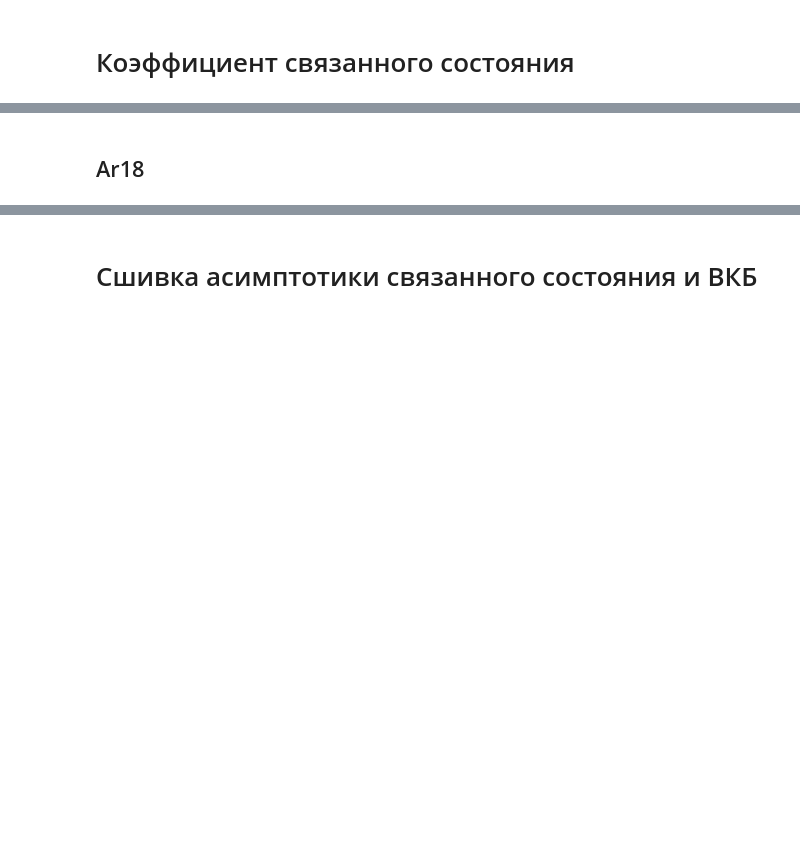
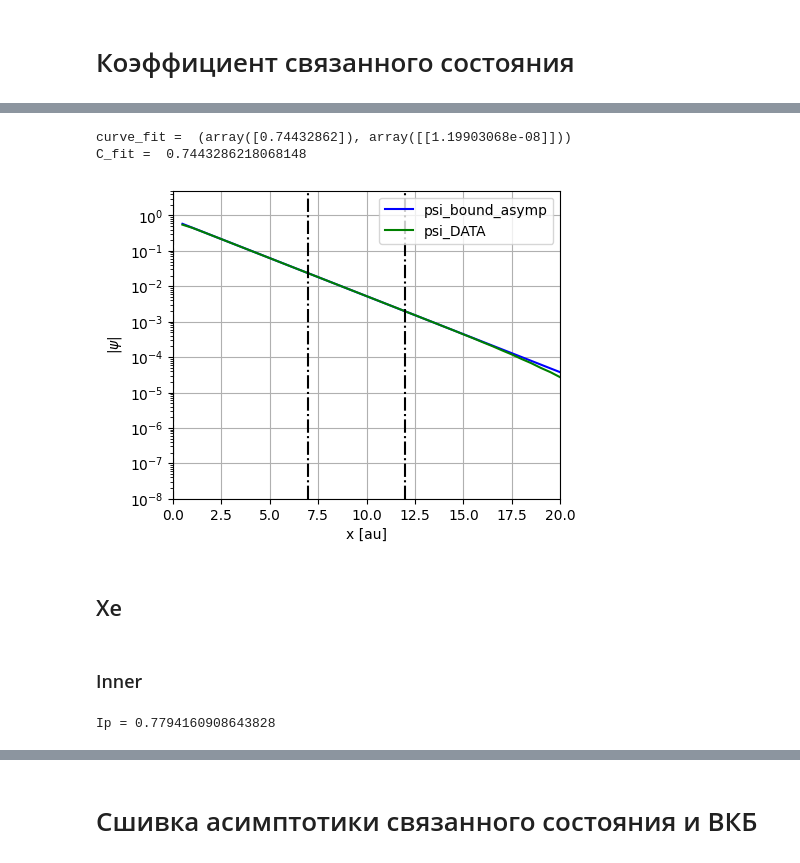
Before and after one commit to DenTyur/RSSFM, a Jupyter notebook: src/analitic/AsymptoticCoefficient/Shivka.ipynb, the cells around one changed output, grey strips where cells are left out. Drawn from its saved outputs; the diff is of its cells as text; code cells hidden in the pictures; blank space fills up the shorter version.

```diff
--- a/src/analitic/AsymptoticCoefficient/Shivka.ipynb
+++ b/src/analitic/AsymptoticCoefficient/Shivka.ipynb
@@ -14,0 +22,4 @@ def psi_bound_asymp(x, C, z, kappa):
+# %%
+# асимптотика связанного состояния в короткодействующем
+def psi_bound_asymp_short(x, C, kappa):
+    return C*np.exp(-kappa * x)
@@ -15,8 +86,55 @@ def psi_bound_asymp(x, C, z, kappa):
+# %%
+# применимость асимптотики
+x_asymp = 0.0
+
+# начальное состояния из DATA
+path = "/home/denis/Programs/atoms_and_ions/DATA/br/br1e1d_N120_dx05_external.hdf5"
+with h5py.File(path, "r") as f:
+    x_DATA = f["Xspace/x0"][:]
+    psi_im = f["WaveFunction/psi_im"][:]
+    psi_re = f["WaveFunction/psi_re"][:]
+    psi_DATA = psi_re + 1j*psi_im
+
+# вырезаем только положительные x
+mask = (x_DATA > 0.01)
+x_DATA = x_DATA[mask]
+psi_DATA = psi_DATA[mask]
+
+# фитируем с состоянием из DATA
+x_for_fit = [7, 12]
+mask = (x_DATA > x_for_fit[0]) & (x_DATA < x_for_fit[1])
+x_fit = x_DATA[mask]
+psi_initial_fit = psi_DATA[mask]
+curve_fit = sp.optimize.curve_fit(lambda x, C: np.abs(psi_bound_asymp_short(x, C, kappa)), x_fit, np.abs(psi_initial_fit))
+C_fit = np.abs(curve_fit[0][0])
+print("curve_fit = ", curve_fit)
+print("C_fit = ", C_fit)
+
+# график
+fig, ax = plt.subplots(1, 1, figsize = (5, 4))
+ax.plot(x_DATA, np.abs(psi_bound_asymp_short(x_DATA, C_fit, kappa)), color="blue", label="psi_bound_asymp")
+ax.plot(x_DATA, np.abs(psi_DATA), color="green", label="psi_DATA")
+ax.axvline(x_asymp, color='black', linestyle='--')
+ax.axvline(x_for_fit[0], color='black', linestyle='-.')
+ax.axvline(x_for_fit[1], color='black', linestyle='-.')
+# ax.set(xlim=[0, 2], ylim=[0, 0.1])
+ax.set(xlim=[0, 20], ylim=[1e-8, 5], xlabel="x [au]", ylabel=r"$|\psi|$")
+ax.set_yscale("log")
+ax.grid(); ax.legend();
+# %% [output]
+curve_fit =  (array([0.74432862]), array([[1.19903068e-08]]))
+C_fit =  0.7443286218068148
+[figure, added]
 # %% [markdown]
-## Ar18
+## Xe
+# %% [markdown]
+### Inner
 # %%
-z=18; Ip=162; E=100; a=0.078
+z=2; Ip=21.209/AU_TO_EV; a=2.065
 kappa = np.sqrt(2*Ip)
+print(f"Ip = {Ip}")
+# %% [output]
+Ip = 0.7794160908643828
 # %%
 # применимость асимптотики
 x_asymp = z/Ip
```
Also changed, not shown: parts of 16 cells of this notebook, 4 other files.
